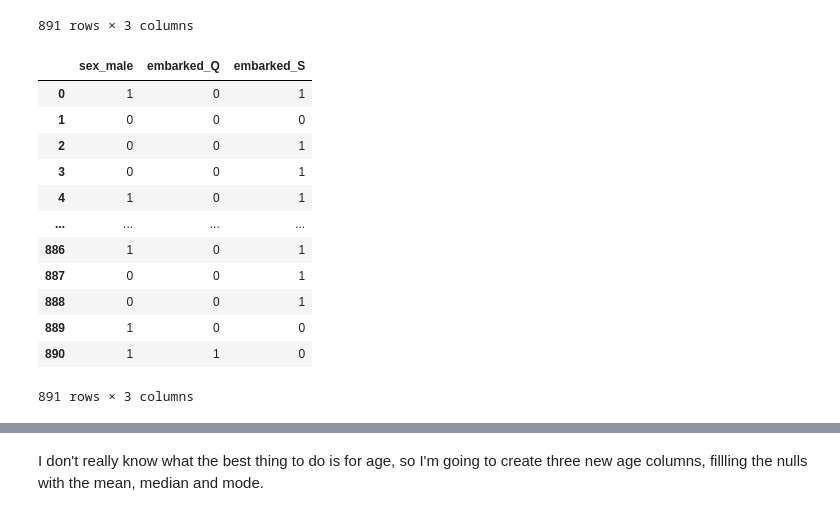
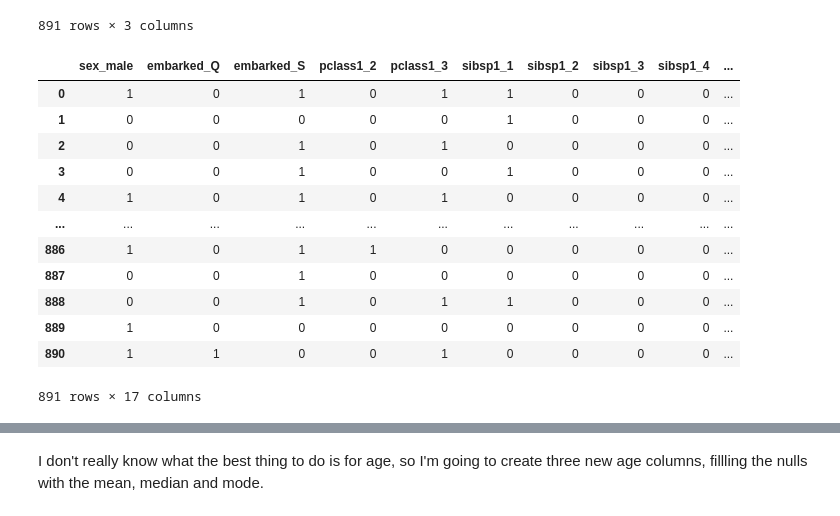
Before and after one commit to andrew-findlay/elc-ml, a Jupyter notebook: titanic_predict_20200904.ipynb, the cells around one changed output, grey strips where cells are left out. Drawn from its saved outputs; the diff is of its cells as text; code cells hidden in the pictures.

```diff
--- a/titanic_predict_20200904.ipynb
+++ b/titanic_predict_20200904.ipynb
@@ -232,3 +280,7 @@ train[['pclass','sex','embarked']]
 | 889 | 1 | male | C |
 | 890 | 3 | male | Q |
 891 rows × 3 columns
+# %%
+train['pclass1'] = train['pclass'].astype(str)
+train['sibsp1'] = train['sibsp'].astype(str)
+train['parch1'] = train['parch'].astype(str)
@@ -235,17 +291,17 @@ train[['pclass','sex','embarked']]
 # %%
-pd.get_dummies(train[['sex','embarked']],drop_first=True)
+pd.get_dummies(train[['sex','embarked','pclass1','sibsp1','parch1']],drop_first=True)
 # %% [output]
-|  | sex_male | embarked_Q | embarked_S |
-| 0 | 1 | 0 | 1 |
-| 1 | 0 | 0 | 0 |
-| 2 | 0 | 0 | 1 |
-| 3 | 0 | 0 | 1 |
-| 4 | 1 | 0 | 1 |
-| ... | ... | ... | ... |
-| 886 | 1 | 0 | 1 |
-| 887 | 0 | 0 | 1 |
-| 888 | 0 | 0 | 1 |
-| 889 | 1 | 0 | 0 |
-| 890 | 1 | 1 | 0 |
+|  | sex_male | embarked_Q | embarked_S | pclass1_2 | pclass1_3 | sibsp1_1 | sibsp1_2 | sibsp1_3 | sibsp1_4 | ... |
+| 0 | 1 | 0 | 1 | 0 | 1 | 1 | 0 | 0 | 0 | ... |
+| 1 | 0 | 0 | 0 | 0 | 0 | 1 | 0 | 0 | 0 | ... |
+| 2 | 0 | 0 | 1 | 0 | 1 | 0 | 0 | 0 | 0 | ... |
+| 3 | 0 | 0 | 1 | 0 | 0 | 1 | 0 | 0 | 0 | ... |
+| 4 | 1 | 0 | 1 | 0 | 1 | 0 | 0 | 0 | 0 | ... |
+| ... | ... | ... | ... | ... | ... | ... | ... | ... | ... | ... |
+| 886 | 1 | 0 | 1 | 1 | 0 | 0 | 0 | 0 | 0 | ... |
+| 887 | 0 | 0 | 1 | 0 | 0 | 0 | 0 | 0 | 0 | ... |
+| 888 | 0 | 0 | 1 | 0 | 1 | 1 | 0 | 0 | 0 | ... |
+| 889 | 1 | 0 | 0 | 0 | 0 | 0 | 0 | 0 | 0 | ... |
+| 890 | 1 | 1 | 0 | 0 | 1 | 0 | 0 | 0 | 0 | ... |
-891 rows × 3 columns
+891 rows × 17 columns
 # %%
```
Also changed, not shown: parts of 90 cells of this notebook, 2 other files.
